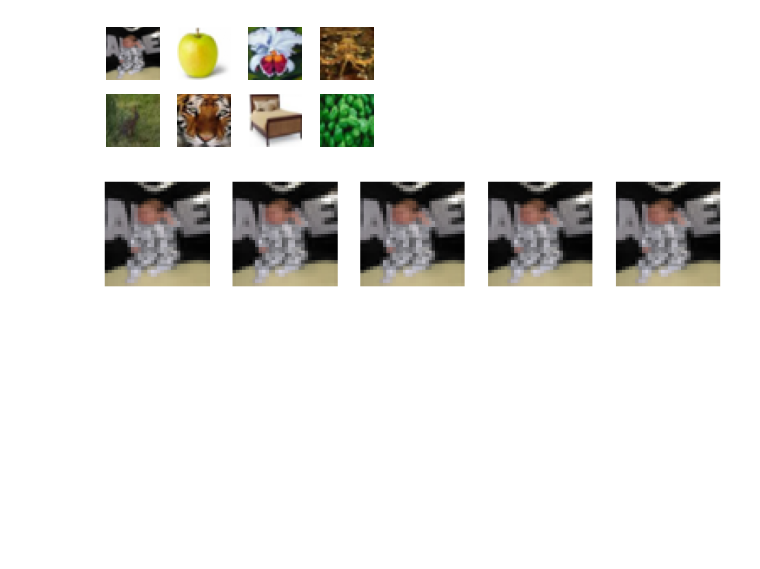
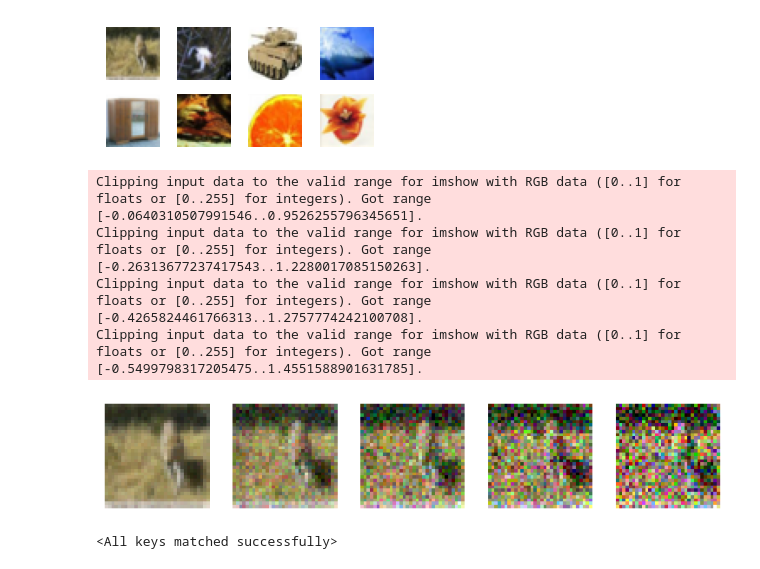
Before and after one commit to mengkai98/diffusion_cookie, a Jupyter notebook: ToyDiffusion.ipynb, the cells around one changed output. Saved outputs shown, nothing was run; the diff lists cells and outputs as text; code cells hidden in the pictures; blank space fills up the shorter version.

Commit message:
update model

```diff
--- a/ToyDiffusion.ipynb
+++ b/ToyDiffusion.ipynb
@@ -21,8 +25,8 @@ test_data = datasets.CIFAR100(
 # %%
 from torch.utils.data import DataLoader
 
-train_dataloader = DataLoader(training_data, batch_size=64, shuffle=True)
-test_dataloader = DataLoader(test_data, batch_size=64, shuffle=True)
+train_dataloader = DataLoader(training_data, batch_size=32, shuffle=True)
+test_dataloader = DataLoader(test_data, batch_size=32, shuffle=True)
 # %%
 # Display image and label.
 display_imgs,_ = next(iter(train_dataloader))
@@ -36,7 +40,7 @@ for i in range(8):
 plt.tight_layout()
 plt.show()
 # %% [output]
-[figure, old version]
+[figure, new version]
 # %%
 import torch.nn as nn
 
@@ -61,26 +111,41 @@ class ToyModel(nn.Module):
 # %%
 import numpy as np
-# add noise
-def add_noise(x,t):
-    """
-        x: shape [batch, channel, w, h]
-    """
-    return x
+#
+class Diffusion:
+    def __init__(self,beta_start = 0.0001, beta_end = 0.02, num_diffusion_timesteps = 1000):
+        self.betas = np.linspace(beta_start, beta_end, num_diffusion_timesteps, dtype=np.float64)
+        alphas = 1.0 - self.betas
+        self.alphas_cumprod = np.cumprod(alphas, axis=0)
+        self.sqrt_alphas_cumprod = np.sqrt(self.alphas_cumprod)
+        self.sqrt_one_minus_alphas_cumprod = np.sqrt(1.0 - self.alphas_cumprod)
+        self.num_timesteps = int(self.betas.shape[0])
 
-def show_add_noise(display_noise_step_size = 5):
-    display_noise_step = 1/display_noise_step_size
-    noise_steps = arr = np.arange(display_noise_step, 1+display_noise_step, display_noise_step)
-    fig, axes = plt.subplots(nrows=1, ncols=display_noise_step_size, figsize=(1.5*display_noise_step_size, 1.5))
+    def add_noise(self,x,t):
+        noise = torch.randn_like(x)
+        sqrt_alphas_cumprod = torch.from_numpy(self.sqrt_alphas_cumprod[t])
+        sqrt_one_minus_alphas_cumprod = torch.from_numpy(self.sqrt_one_minus_alphas_cumprod[t])
+        noise_image = sqrt_alphas_cumprod.view(-1, 1, 1, 1) * x + sqrt_one_minus_alphas_cumprod.view(-1, 1, 1, 1) * noise
+        return noise_image, noise
+
+    def denoise(self):
+        pass
+def show_add_noise(num_diffusion_timesteps = 5):
+    diffusion = Diffusion(num_diffusion_timesteps =num_diffusion_timesteps)
+    fig, axes = plt.subplots(nrows=1, ncols=num_diffusion_timesteps, figsize=(1.5*num_diffusion_timesteps, 1.5))
     axes = axes.flatten()
     to_add_noise_img = display_imgs[:1] # keep batch dim [1,3,32,32]
-    for i, step in enumerate(noise_steps):
-        noise_img = add_noise(to_add_noise_img,[step])
+    for i in range(num_diffusion_timesteps):
+        noise_img,_ = diffusion.add_noise(to_add_noise_img,[i])
         img = noise_img[0].permute(1, 2, 0).numpy()
         axes[i].imshow(img)
         axes[i].axis('off')
     plt.tight_layout()
     plt.show()
 
 show_add_noise()
 # %% [output]
+Clipping input data to the valid range for imshow with RGB data ([0..1] for floats or [0..255] for integers). Got range [-0.0640310507991546..0.9526255796345651].
+Clipping input data to the valid range for imshow with RGB data ([0..1] for floats or [0..255] for integers). Got range [-0.26313677237417543..1.2280017085150263].
+Clipping input data to the valid range for imshow with RGB data ([0..1] for floats or [0..255] for integers). Got range [-0.4265824461766313..1.2757774242100708].
+Clipping input data to the valid range for imshow with RGB data ([0..1] for floats or [0..255] for integers). Got range [-0.5499798317205475..1.4551588901631785].
-[figure, old version]
+[figure, new version]
@@ -86,0 +209,4 @@ show_add_noise()
+# %%
+model.load_state_dict(torch.load('diffusion_toy_model_weights.pth', weights_only=True))
+# %% [output]
+<All keys matched successfully>
```
Also changed, not shown: parts of 5 cells of this notebook, 1 other file.
